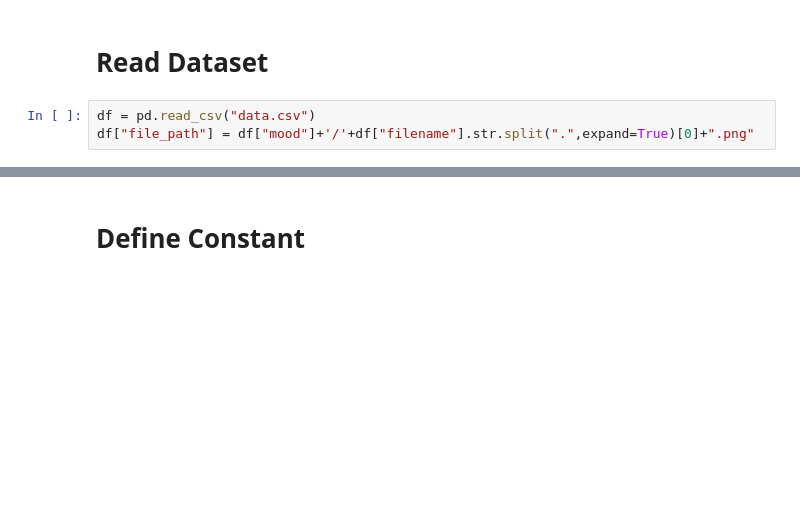
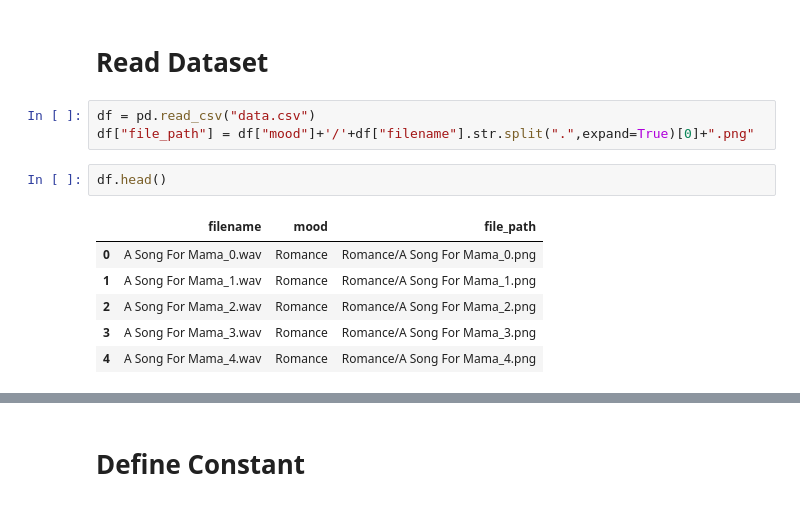
Before and after one commit to melodistic/Melodistic-Model, a Jupyter notebook: model.ipynb, the cells around one changed output, grey strips where cells are left out. Cells and saved outputs as stored; diff of their text form; blank space fills up the shorter version.

```diff
--- a/model.ipynb
+++ b/model.ipynb
@@ -14,3 +14,12 @@ from tensorflow.keras.preprocessing.image import img_to_array, load_img
 # %%
 df = pd.read_csv("data.csv")
 df["file_path"] = df["mood"]+'/'+df["filename"].str.split(".",expand=True)[0]+".png"
+# %%
+df.head()
+# %% [output]
+|  | filename | mood | file_path |
+| 0 | A Song For Mama_0.wav | Romance | Romance/A Song For Mama_0.png |
+| 1 | A Song For Mama_1.wav | Romance | Romance/A Song For Mama_1.png |
+| 2 | A Song For Mama_2.wav | Romance | Romance/A Song For Mama_2.png |
+| 3 | A Song For Mama_3.wav | Romance | Romance/A Song For Mama_3.png |
+| 4 | A Song For Mama_4.wav | Romance | Romance/A Song For Mama_4.png |
```
Also changed, not shown: parts of 11 cells of this notebook.
